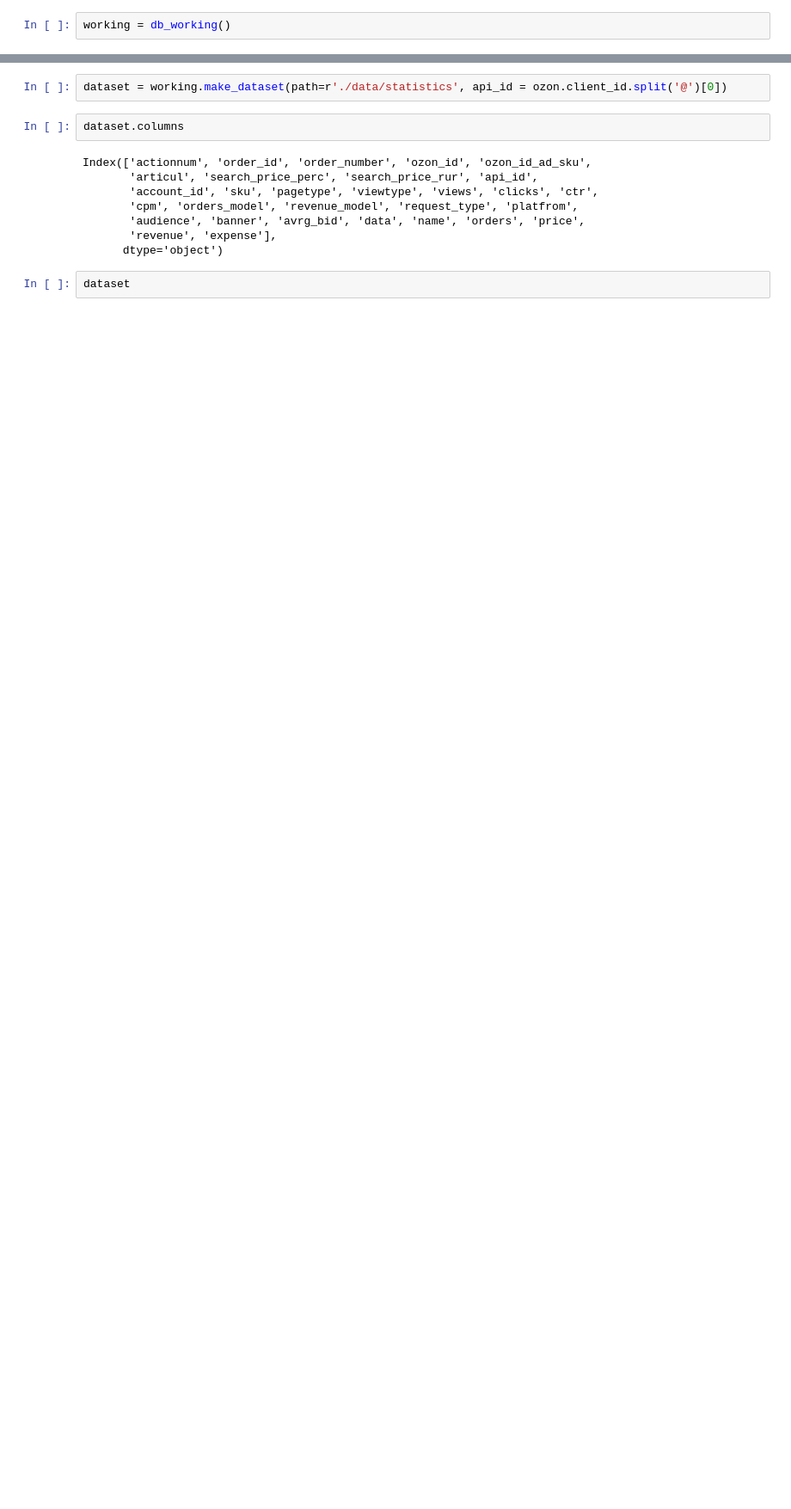
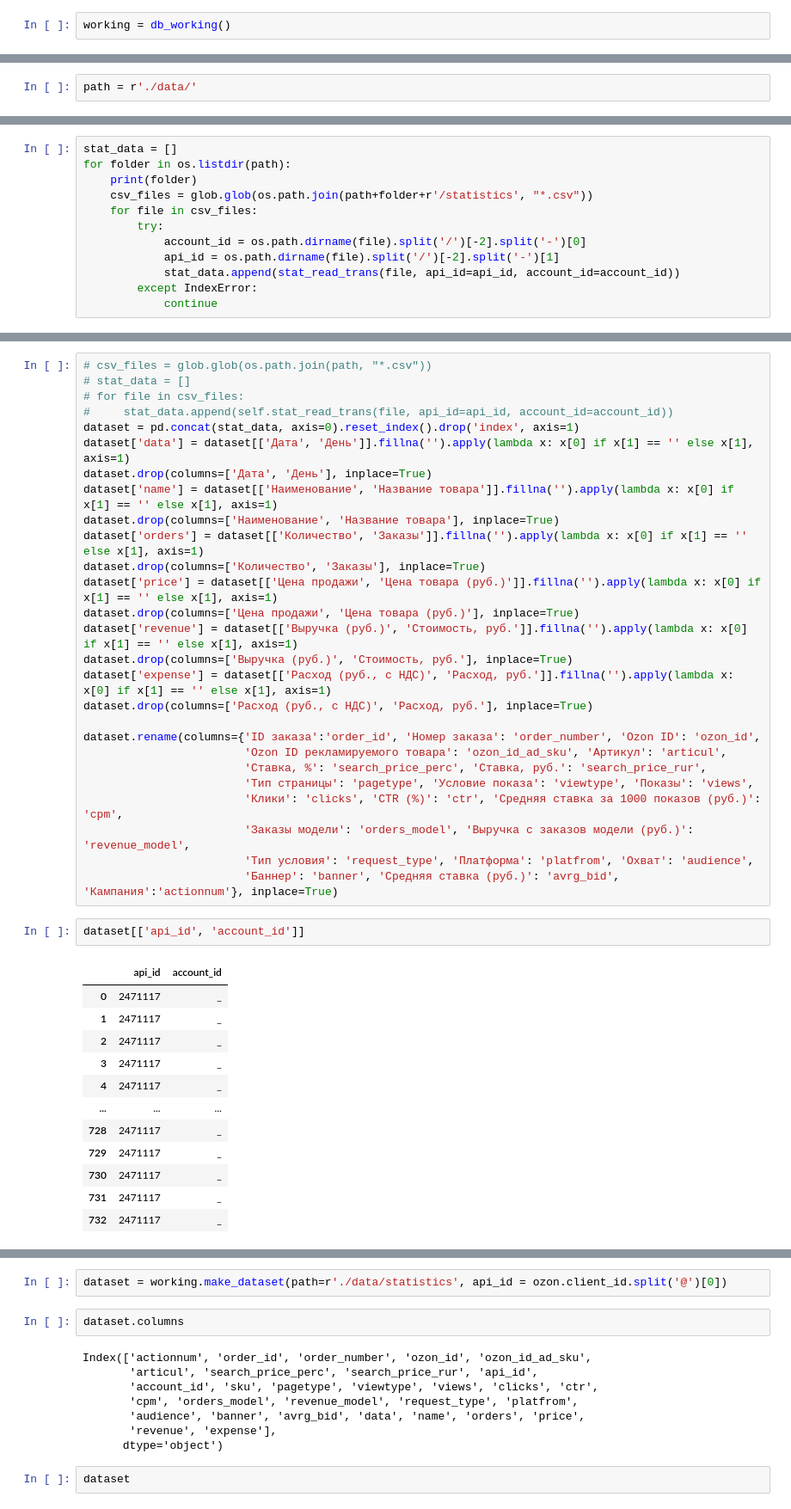
Before and after one commit to FED32/ozon_perf_parser, a Jupyter notebook: Files_processing.ipynb, the cells around one changed output, grey strips where cells are left out. Shown at 86% size. Cells and saved outputs as stored; diff of their text form; blank space fills up the shorter version.

```diff
--- a/Files_processing.ipynb
+++ b/Files_processing.ipynb
@@ -179,0 +221,2 @@ print(ozon.client_id)
+# %%
+path = r'./data/'
@@ -179,0 +264,12 @@ print(ozon.client_id)
+# %%
+stat_data = []
+for folder in os.listdir(path):
+    print(folder)
+    csv_files = glob.glob(os.path.join(path+folder+r'/statistics', "*.csv"))
+    for file in csv_files:
+        try:
+            account_id = os.path.dirname(file).split('/')[-2].split('-')[0]
+            api_id = os.path.dirname(file).split('/')[-2].split('-')[1]
+            stat_data.append(stat_read_trans(file, api_id=api_id, account_id=account_id))
+        except IndexError:
+            continue
@@ -179,0 +304,42 @@ print(ozon.client_id)
+# %%
+# csv_files = glob.glob(os.path.join(path, "*.csv"))
+# stat_data = []
+# for file in csv_files:
+#     stat_data.append(self.stat_read_trans(file, api_id=api_id, account_id=account_id))
+dataset = pd.concat(stat_data, axis=0).reset_index().drop('index', axis=1)
+dataset['data'] = dataset[['Дата', 'День']].fillna('').apply(lambda x: x[0] if x[1] == '' else x[1], axis=1)
+dataset.drop(columns=['Дата', 'День'], inplace=True)
+dataset['name'] = dataset[['Наименование', 'Название товара']].fillna('').apply(lambda x: x[0] if x[1] == '' else x[1], axis=1)
+dataset.drop(columns=['Наименование', 'Название товара'], inplace=True)
+dataset['orders'] = dataset[['Количество', 'Заказы']].fillna('').apply(lambda x: x[0] if x[1] == '' else x[1], axis=1)
+dataset.drop(columns=['Количество', 'Заказы'], inplace=True)
+dataset['price'] = dataset[['Цена продажи', 'Цена товара (руб.)']].fillna('').apply(lambda x: x[0] if x[1] == '' else x[1], axis=1)
+dataset.drop(columns=['Цена продажи', 'Цена товара (руб.)'], inplace=True)
+dataset['revenue'] = dataset[['Выручка (руб.)', 'Стоимость, руб.']].fillna('').apply(lambda x: x[0] if x[1] == '' else x[1], axis=1)
+dataset.drop(columns=['Выручка (руб.)', 'Стоимость, руб.'], inplace=True)
+dataset['expense'] = dataset[['Расход (руб., с НДС)', 'Расход, руб.']].fillna('').apply(lambda x: x[0] if x[1] == '' else x[1], axis=1)
+dataset.drop(columns=['Расход (руб., с НДС)', 'Расход, руб.'], inplace=True)
+
+dataset.rename(columns={'ID заказа':'order_id', 'Номер заказа': 'order_number', 'Ozon ID': 'ozon_id',
+                        'Ozon ID рекламируемого товара': 'ozon_id_ad_sku', 'Артикул': 'articul',
+                        'Ставка, %': 'search_price_perc', 'Ставка, руб.': 'search_price_rur',
+                        'Тип страницы': 'pagetype', 'Условие показа': 'viewtype', 'Показы': 'views',
+                        'Клики': 'clicks', 'CTR (%)': 'ctr', 'Средняя ставка за 1000 показов (руб.)': 'cpm',
+                        'Заказы модели': 'orders_model', 'Выручка с заказов модели (руб.)': 'revenue_model',
+                        'Тип условия': 'request_type', 'Платформа': 'platfrom', 'Охват': 'audience',
+                        'Баннер': 'banner', 'Средняя ставка (руб.)': 'avrg_bid', 'Кампания':'actionnum'}, inplace=True)
+# %%
+dataset[['api_id', 'account_id']]
+# %% [output]
+|  | api_id | account_id |
+| 0 | 2471117 | _ |
+| 1 | 2471117 | _ |
+| 2 | 2471117 | _ |
+| 3 | 2471117 | _ |
+| 4 | 2471117 | _ |
+| ... | ... | ... |
+| 728 | 2471117 | _ |
+| 729 | 2471117 | _ |
+| 730 | 2471117 | _ |
+| 731 | 2471117 | _ |
+| 732 | 2471117 | _ |
```
Also changed, not shown: parts of 25 cells of this notebook.
